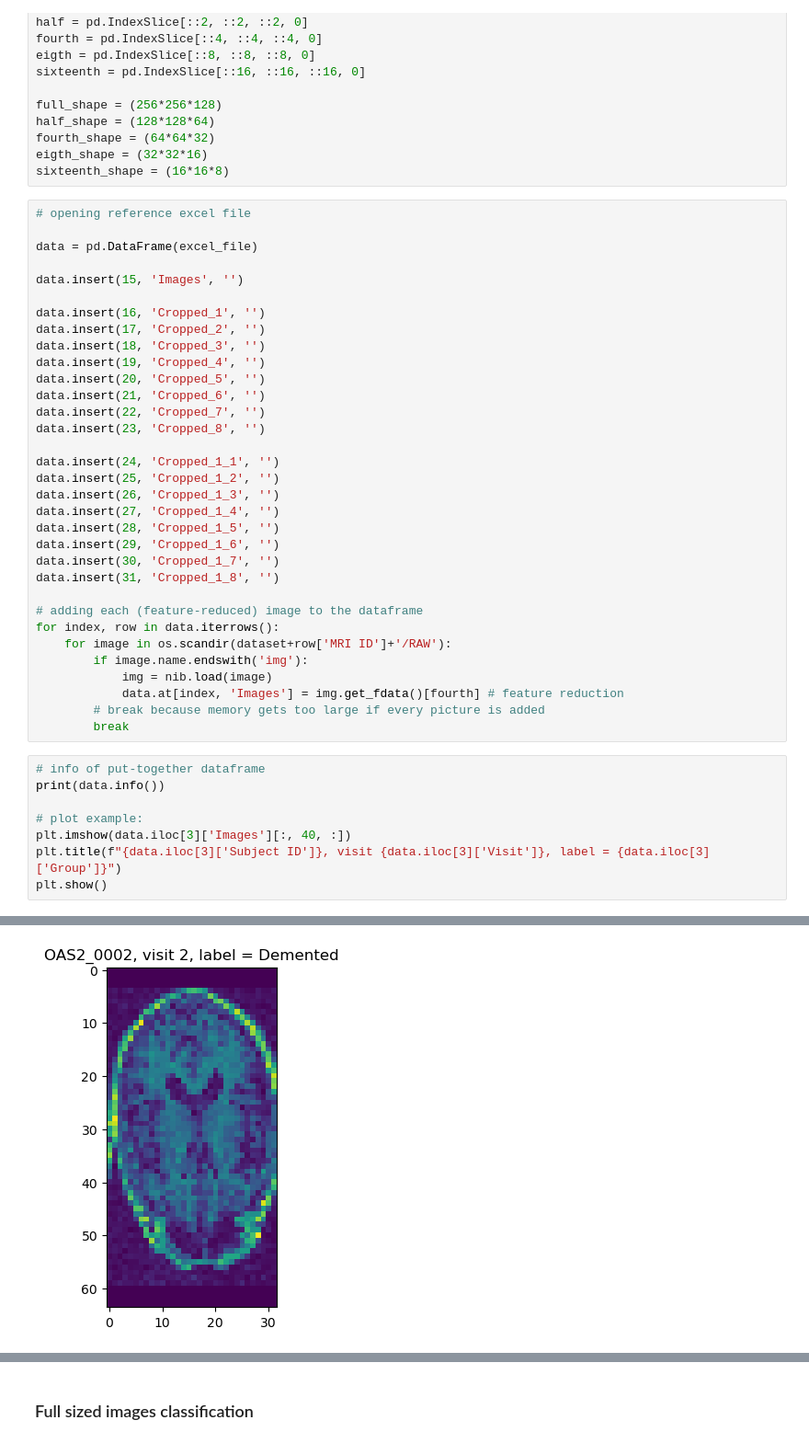
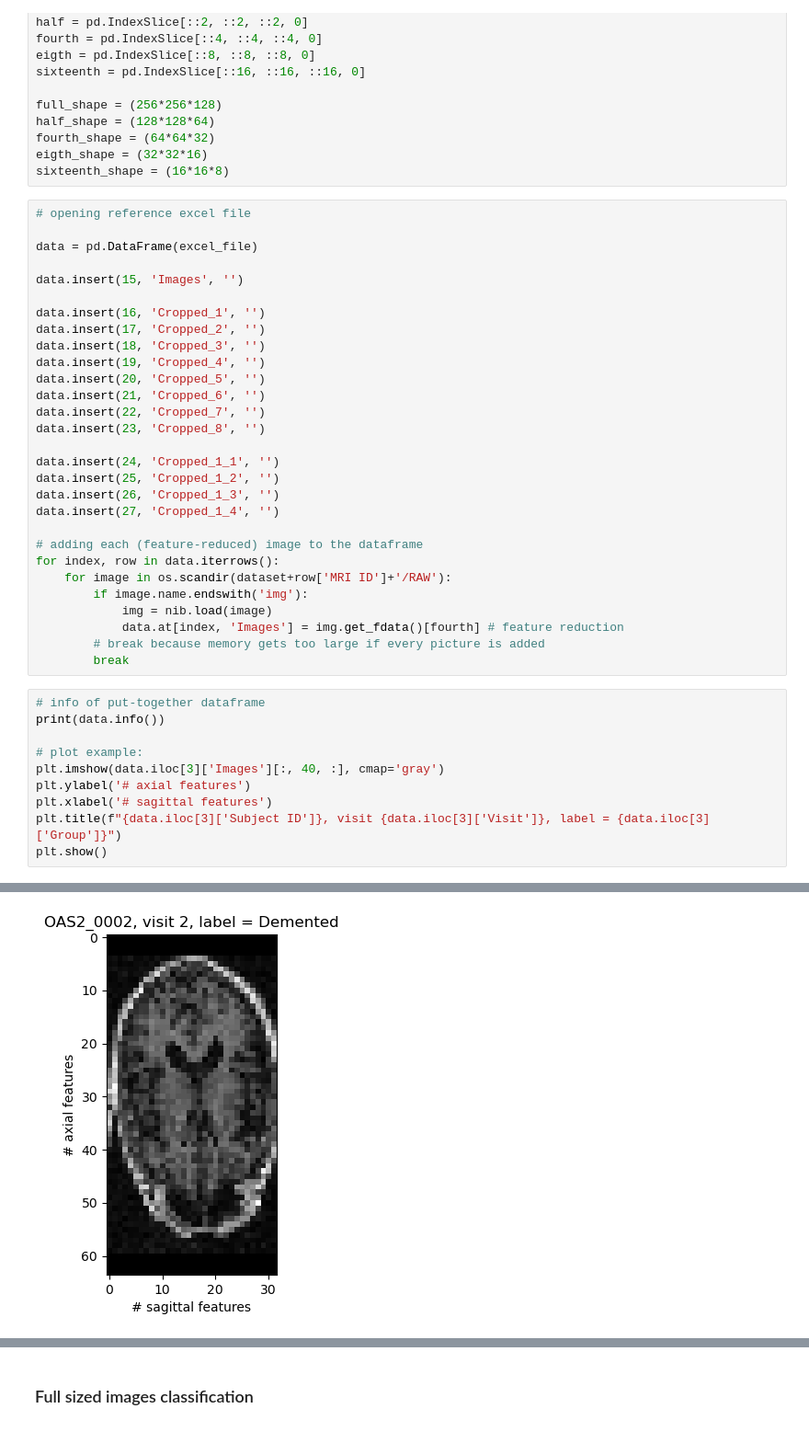
Before and after one commit to loesvanvoorden/Thesis, a Jupyter notebook: Thesis notebook.ipynb, the cells around one changed output, grey strips where cells are left out. Shown at 92% size. Cells and saved outputs as stored; diff of their text form.

```diff
--- a/Thesis notebook.ipynb
+++ b/Thesis notebook.ipynb
@@ -53,10 +52,6 @@ data.insert(24, 'Cropped_1_1', '')
 data.insert(25, 'Cropped_1_2', '')
 data.insert(26, 'Cropped_1_3', '')
 data.insert(27, 'Cropped_1_4', '')
-data.insert(28, 'Cropped_1_5', '')
-data.insert(29, 'Cropped_1_6', '')
-data.insert(30, 'Cropped_1_7', '')
-data.insert(31, 'Cropped_1_8', '')
 
 # adding each (feature-reduced) image to the dataframe
 for index, row in data.iterrows():
@@ -71,7 +66,9 @@ for index, row in data.iterrows():
 print(data.info())
 
 # plot example:
-plt.imshow(data.iloc[3]['Images'][:, 40, :])
+plt.imshow(data.iloc[3]['Images'][:, 40, :], cmap='gray')
+plt.ylabel('# axial features')
+plt.xlabel('# sagittal features')
 plt.title(f"{data.iloc[3]['Subject ID']}, visit {data.iloc[3]['Visit']}, label = {data.iloc[3]['Group']}")
 plt.show()
 # %% [output]
@@ -94,2 +91,2 @@ memory usage: 93.4+ KB
 None
-[figure, old version]
+[figure, new version]
```
Also changed, not shown: parts of 9 cells of this notebook, 7 other files.
